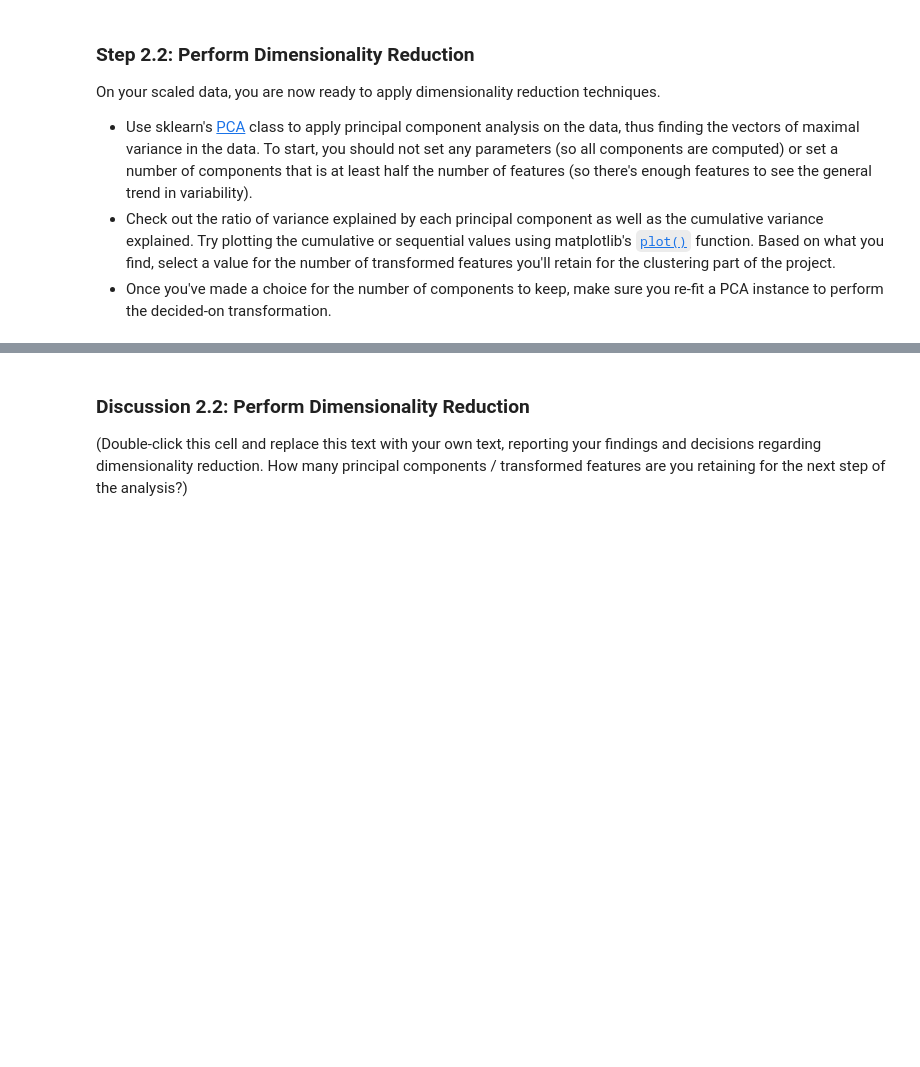
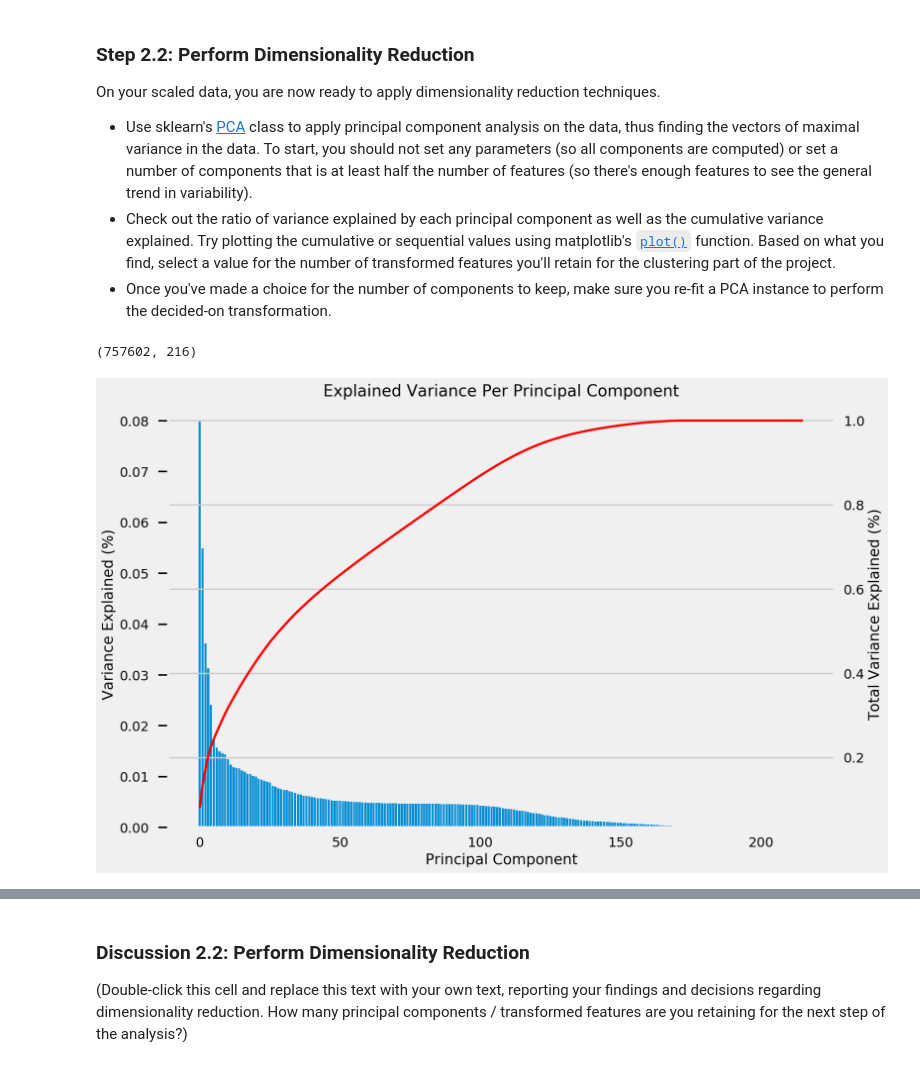
Before and after one commit to kennethn/machine-learning-nanodegree, a Jupyter notebook: p2_customer_segments/Identify_Customer_Segments.ipynb, the cells around one changed output, grey strips where cells are left out. Cells and saved outputs as stored; diff of their text form; code cells hidden in the pictures; blank space fills up the shorter version.

```diff
--- a/p2_customer_segments/Identify_Customer_Segments.ipynb
+++ b/p2_customer_segments/Identify_Customer_Segments.ipynb
@@ -715,8 +723,8 @@ df_imputed.index = df_subset.index
 # %%
 # Apply feature scaling to the general population demographics data.
 scaler = preprocessing.StandardScaler()
-df_scaled = scaler.fit_transform(df_imputed)
+azdias_scaled = scaler.fit_transform(azdias_imputed)
 # %%
-df_scaled = pd.DataFrame(df_scaled, columns=list(df_imputed))
+azdias_scaled = pd.DataFrame(azdias_scaled, columns=list(azdias_imputed))
 # %%
 # Let's take a look - I'm expecting stdevs of 1.0 here
@@ -744,9 +752,50 @@ On your scaled data, you are now ready to apply dimensionality reduction techniq
 - Use sklearn's [PCA](http://scikit-learn.org/stable/modules/generated/sklearn.decomposition.PCA.html) class to apply principal component analysis on the data, thus finding the vectors of maximal variance in the data. To start, you should not set any parameters (so all components are computed) or set a number of components that is at least half the number of features (so there's enough features to see the general trend in variability).
 - Check out the ratio of variance explained by each principal component as well as the cumulative variance explained. Try plotting the cumulative or sequential values using matplotlib's [`plot()`](https://matplotlib.org/api/_as_gen/matplotlib.pyplot.plot.html) function. Based on what you find, select a value for the number of transformed features you'll retain for the clustering part of the project.
 - Once you've made a choice for the number of components to keep, make sure you re-fit a PCA instance to perform the decided-on transformation.
+# %%
+azdias_scaled.shape
+# %% [output]
+(757602, 216)
 # %%
 # Apply PCA to the data.
 from sklearn.decomposition import PCA
 
-pca = PCA(3)
-X_pca = pca.fit_transform(df_scaled)
+pca = PCA()
+X_pca = pca.fit_transform(azdias_scaled)
+# %%
+# Investigate the variance accounted for by each principal component.
+
+def scree_plot(pca):
+    '''
+    Creates a scree plot associated with the principal components
+
+    INPUT: pca - the result of instantian of PCA in scikit learn
+
+    OUTPUT:
+            None
+    '''
+    num_components = len(pca.explained_variance_ratio_)
+    ind = np.arange(num_components)
+    vals = pca.explained_variance_ratio_
+
+    ax1 = plt.subplot(111)
+    cumvals = np.cumsum(vals)
+    ax1.bar(ind, vals)
+
+    ax2 = ax1.twinx()
+
+    ax2.plot(ind, cumvals, color='r')
+
+    ax1.xaxis.set_tick_params(width=0)
+    ax1.yaxis.set_tick_params(width=2, length=12)
+
+    ax1.set_xlabel("Principal Component")
+    ax1.set_ylabel("Variance Explained (%)")
+    ax2.set_ylabel("Total Variance Explained (%)")
+    ax1.grid(None)
+
+    plt.title('Explained Variance Per Principal Component')
+# %%
+scree_plot(pca)
+# %% [output]
+[figure, added]
```
Also changed, not shown: parts of 20 cells of this notebook.
